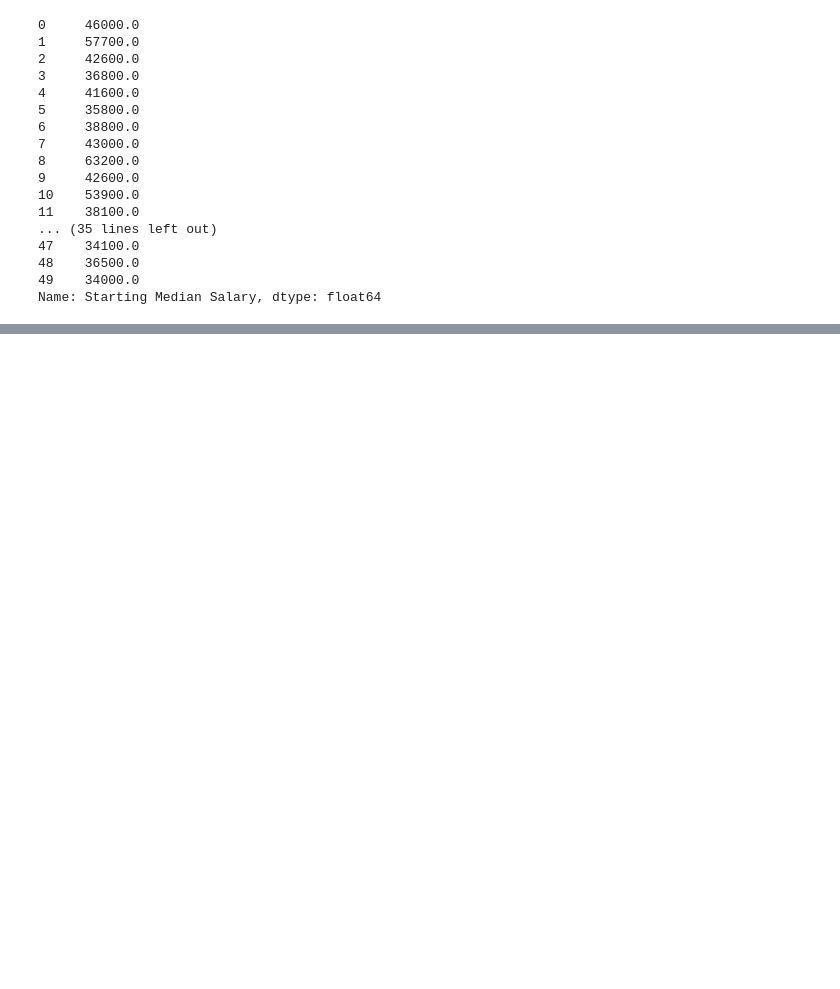
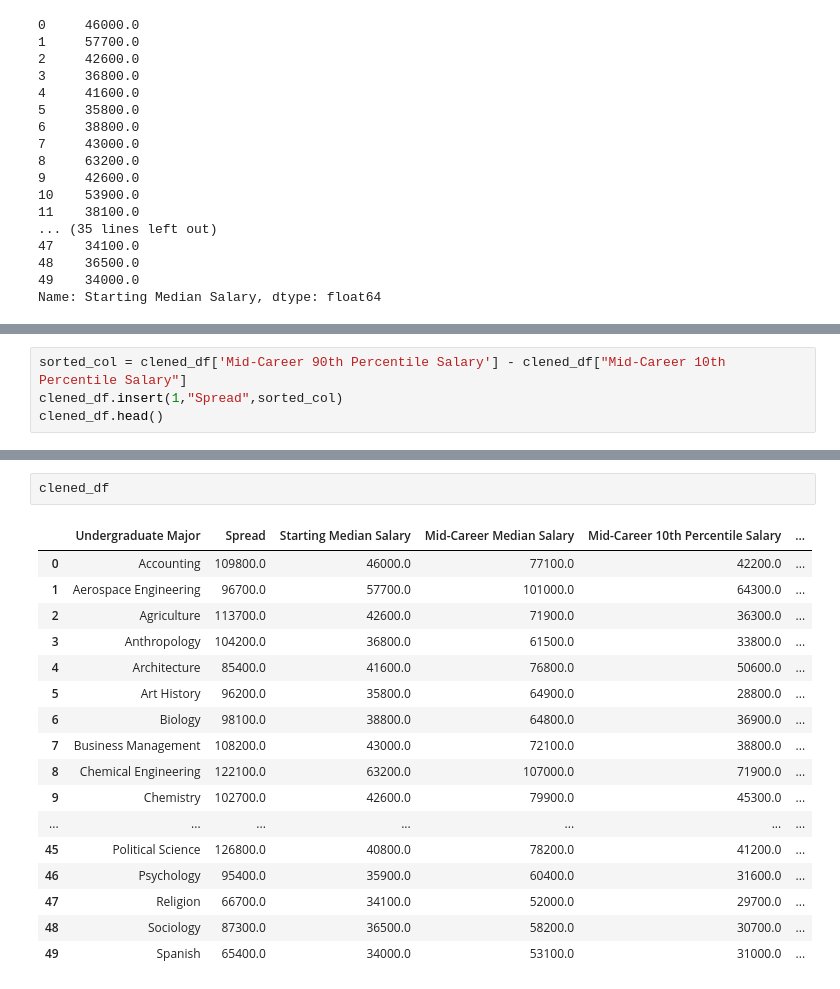
Before and after one commit to nico-Zero/Python, a Jupyter notebook: New_Shit__/Angela_Yu__/Day_71_pandas/main.ipynb, the cells around one changed output, grey strips where cells are left out. Drawn from its saved outputs; the diff is of its cells as text; blank space fills up the shorter version.

```diff
--- a/New_Shit__/Angela_Yu__/Day_71_pandas/main.ipynb
+++ b/New_Shit__/Angela_Yu__/Day_71_pandas/main.ipynb
@@ -55,0 +107,4 @@ Name: Starting Median Salary, dtype: float64
+# %%
+sorted_col = clened_df['Mid-Career 90th Percentile Salary'] - clened_df["Mid-Career 10th Percentile Salary"]
+clened_df.insert(1,"Spread",sorted_col)
+clened_df.head()
@@ -55,0 +118,20 @@ Name: Starting Median Salary, dtype: float64
+# %%
+clened_df
+# %% [output]
+|  | Undergraduate Major | Spread | Starting Median Salary | Mid-Career Median Salary | Mid-Career 10th Percentile Salary | ... |
+| 0 | Accounting | 109800.0 | 46000.0 | 77100.0 | 42200.0 | ... |
+| 1 | Aerospace Engineering | 96700.0 | 57700.0 | 101000.0 | 64300.0 | ... |
+| 2 | Agriculture | 113700.0 | 42600.0 | 71900.0 | 36300.0 | ... |
+| 3 | Anthropology | 104200.0 | 36800.0 | 61500.0 | 33800.0 | ... |
+| 4 | Architecture | 85400.0 | 41600.0 | 76800.0 | 50600.0 | ... |
+| 5 | Art History | 96200.0 | 35800.0 | 64900.0 | 28800.0 | ... |
+| 6 | Biology | 98100.0 | 38800.0 | 64800.0 | 36900.0 | ... |
+| 7 | Business Management | 108200.0 | 43000.0 | 72100.0 | 38800.0 | ... |
+| 8 | Chemical Engineering | 122100.0 | 63200.0 | 107000.0 | 71900.0 | ... |
+| 9 | Chemistry | 102700.0 | 42600.0 | 79900.0 | 45300.0 | ... |
+| ... | ... | ... | ... | ... | ... | ... |
+| 45 | Political Science | 126800.0 | 40800.0 | 78200.0 | 41200.0 | ... |
+| 46 | Psychology | 95400.0 | 35900.0 | 60400.0 | 31600.0 | ... |
+| 47 | Religion | 66700.0 | 34100.0 | 52000.0 | 29700.0 | ... |
+| 48 | Sociology | 87300.0 | 36500.0 | 58200.0 | 30700.0 | ... |
+| 49 | Spanish | 65400.0 | 34000.0 | 53100.0 | 31000.0 | ... |
```
Also changed, not shown: parts of 11 cells of this notebook.
